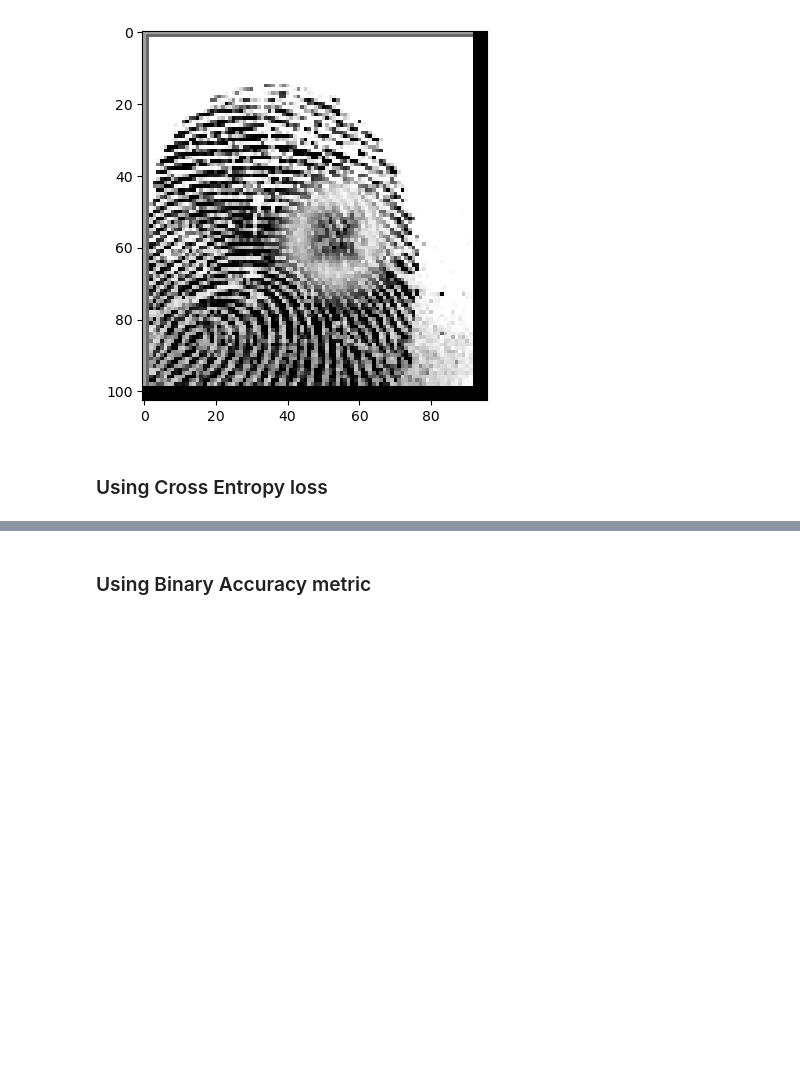
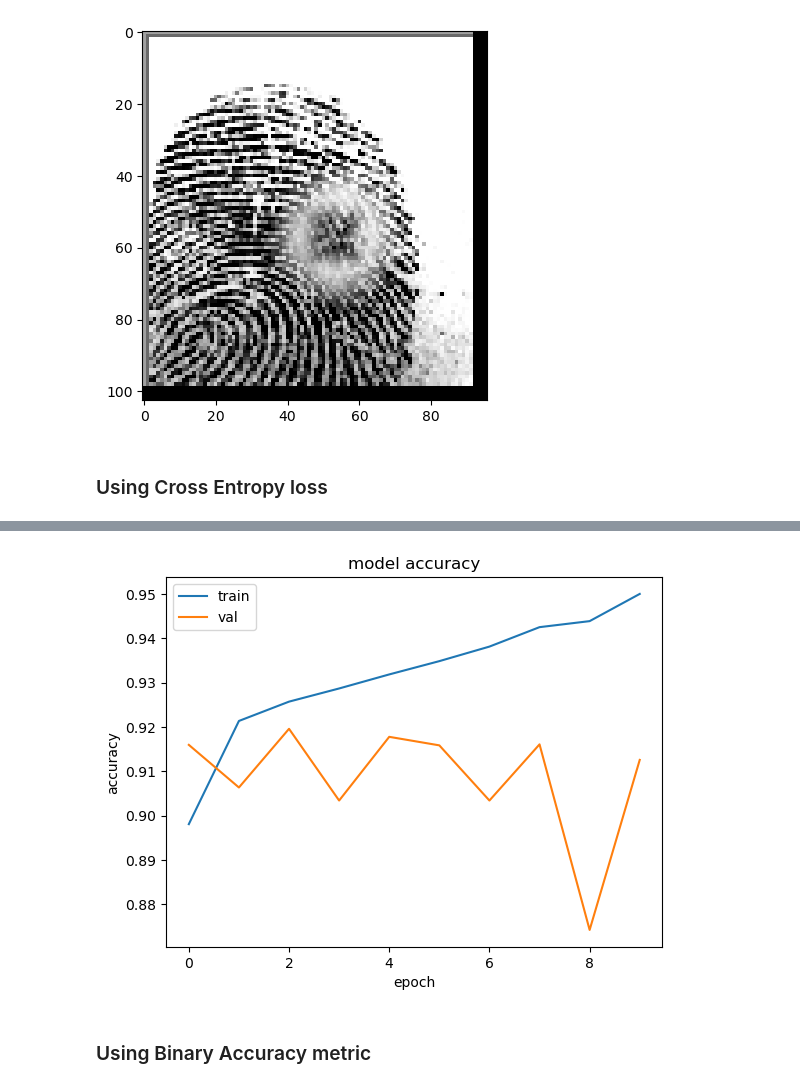
Before and after one commit to alex-dias/fingerprint_spoofing, a Jupyter notebook: socoF.ipynb, the cells around one changed output, grey strips where cells are left out. Saved outputs shown, nothing was run; the diff lists cells and outputs as text; code cells hidden in the pictures; blank space fills up the shorter version.

Commit message:
Added training graphics and more stats

```diff
--- a/socoF.ipynb
+++ b/socoF.ipynb
@@ -73,6 +73,7 @@ from keras.models import Model
 from keras.layers import Flatten, Dense
 from sklearn.metrics import balanced_accuracy_score
 from sklearn.metrics import confusion_matrix
+from sklearn.metrics import classification_report
 
 base_model = ResNet50(include_top=False, weights='imagenet', input_shape=(y, x, 3))
 for layer in base_model.layers:
@@ -90,12 +91,6 @@ model = Model(inputs=base_model.input, outputs=predictions)
 # model.summary()
 
 model.compile(optimizer='adam', loss="binary_crossentropy", metrics=["accuracy"])
-model.fit(train_data_3, train_labels_tensor, epochs=10, batch_size=32, validation_split=0.2)
-
-y_pred = model.predict(test_data_3)
-
-
-print("Balanced Accuracy: " +  str(balanced_accuracy_score(test_labels_tensor, np.rint(y_pred))))
-print("Confusion Matrix: " +  str(confusion_matrix(test_labels_tensor, np.rint(y_pred))))
+history = model.fit(train_data_3, train_labels_tensor, epochs=10, batch_size=32, validation_split=0.2)
 # %% [output]
 Epoch 1/10
@@ -118,3 +137,15 @@ Confusion Matrix: [[ 638  584]
+# %%
+from matplotlib import pyplot as plt
+
+plt.plot(history.history['accuracy'])
+plt.plot(history.history['val_accuracy'])
+plt.title('model accuracy')
+plt.ylabel('accuracy')
+plt.xlabel('epoch')
+plt.legend(['train', 'val'], loc='upper left')
+plt.show()
+# %% [output]
+[figure, added]
 # %% [markdown]
 ### Using Binary Accuracy metric
 # %%
```
Also changed, not shown: parts of 24 cells of this notebook, 1 other file.
